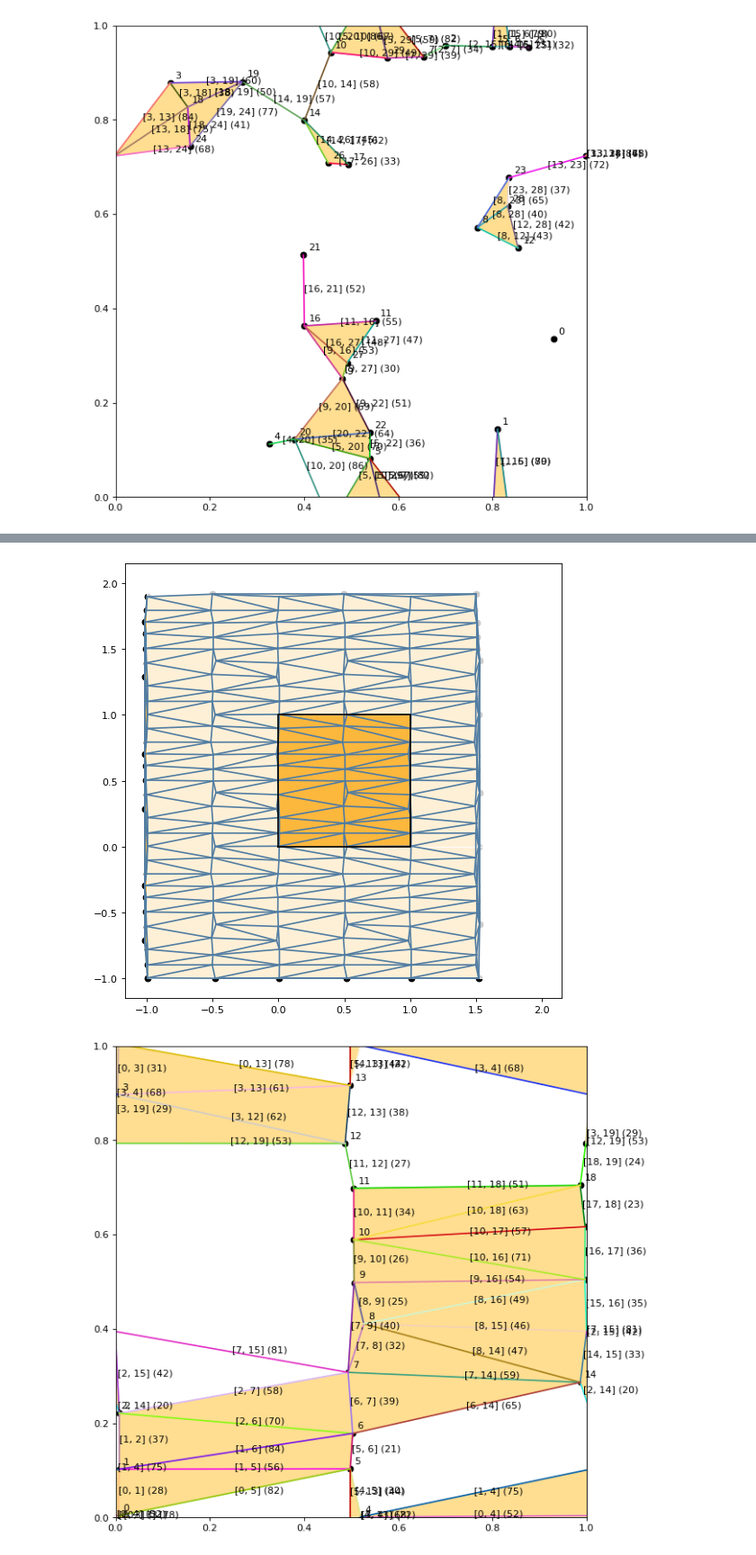
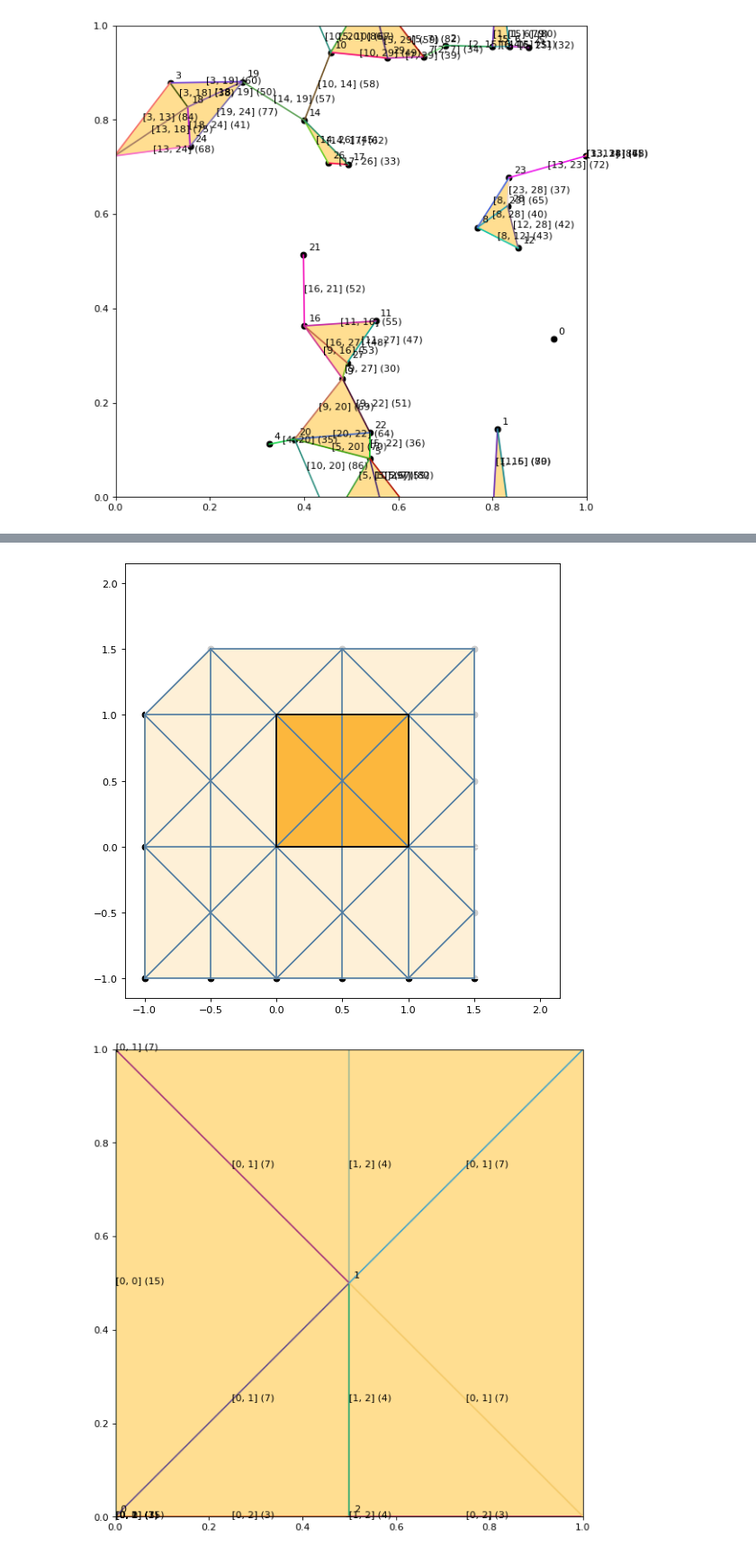
Before and after one commit to Chiara-ra/Masterthesis-Mathematics, a Jupyter notebook: Points_to_Persistence_2D_unit-V5.ipynb, the cells around one changed output, grey strips where cells are left out. Shown at 90% size. Saved outputs shown, nothing was run; the diff lists cells and outputs as text; code cells hidden in the pictures.

```diff
--- a/Points_to_Persistence_2D_unit-V5.ipynb
+++ b/Points_to_Persistence_2D_unit-V5.ipynb
@@ -1386,8 +1386,14 @@ points3 = [[0,0],
            ]
 jitter = lambda l: [l[0]+np.random.normal(loc=0.0, scale=0.01),l[1]+np.random.normal(loc=0.0, scale=0.01)]
 points3 = np.array(list(map(jitter,points3)))
+
+
+points4 = [[0,0],
+           [.5,.5],
+           [.5,0]
+          ]
 # %%
-points=points3
+points=points4
 extended_points =  torus_copy(points)
 plot_complex(extended_points)
 N=len(points)
@@ -1441,5 +1447,5 @@ Case 6.2: we traverse the lower cell (or exactly through the corner)
-[figure, old version]
+[figure, new version]
-[figure, old version]
+[figure, new version]
 # %%
 # Note that, in a more general setting where our cell can be squewed, the volume of Lambda could be arbitrary.
 # In our case, however, where our cell is the unit cell, the volume is going to be 1 always.
```
Also changed, not shown: parts of 2 cells of this notebook, 2 other files.
